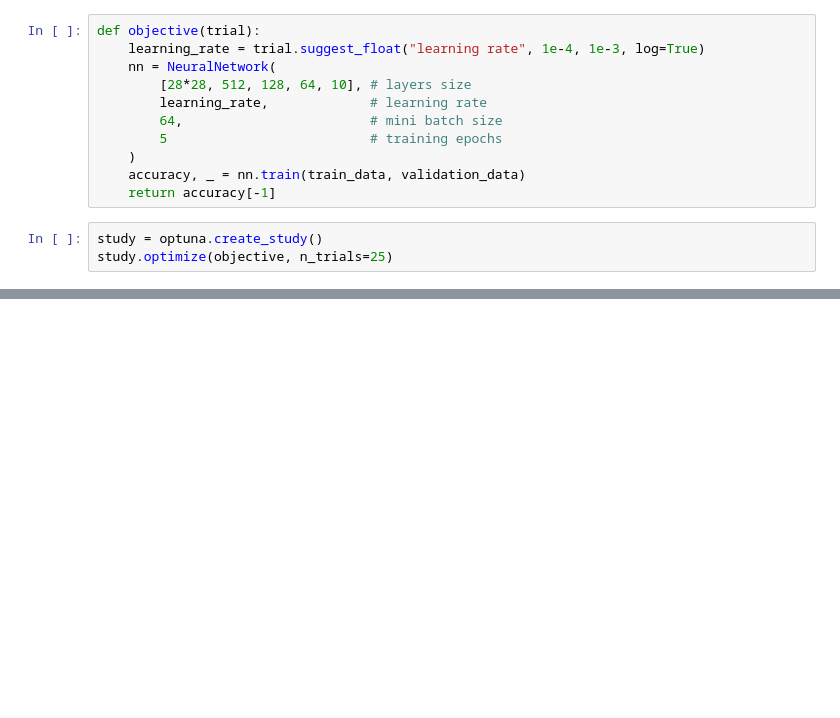
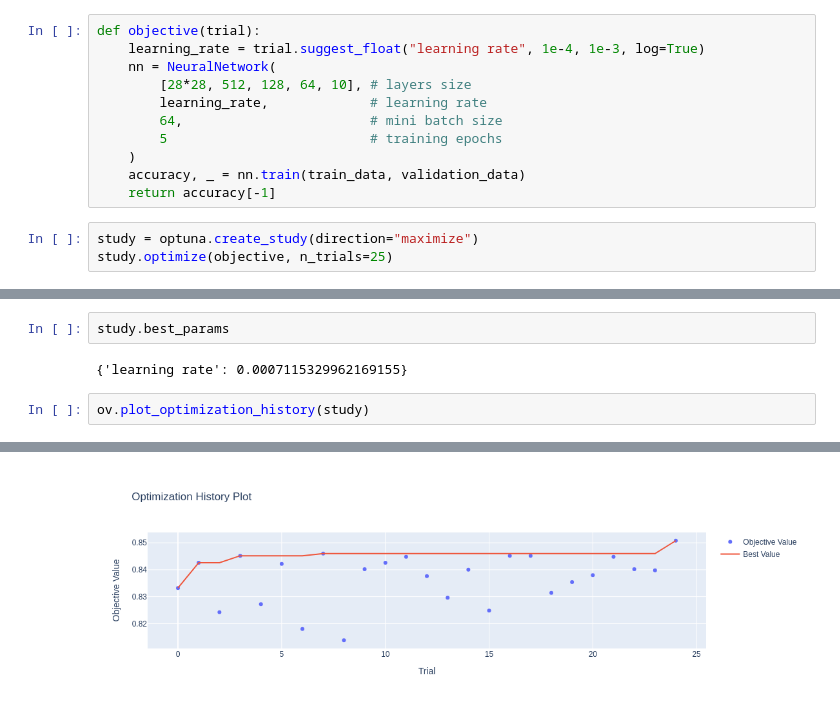
Before and after one commit to gmocornejos/fashion_mnist_nn, a Jupyter notebook: regularization/vanilla - optuna.ipynb, the cells around one changed output, grey strips where cells are left out. Cells and saved outputs as stored; diff of their text form; blank space fills up the shorter version.

```diff
--- a/regularization/vanilla - optuna.ipynb
+++ b/regularization/vanilla - optuna.ipynb
@@ -28,6 +25,6 @@ def objective(trial):
     accuracy, _ = nn.train(train_data, validation_data)
     return accuracy[-1]
 # %%
-study = optuna.create_study()
+study = optuna.create_study(direction="maximize")
 study.optimize(objective, n_trials=25)
 # %% [output]
@@ -142,0 +140,7 @@ loss: 0.316660 [mini-batch 800 / 859]
+# %%
+study.best_params
+# %% [output]
+{'learning rate': 0.0007115329962169155}
+# %%
+ov.plot_optimization_history(study)
+# %% [output]
@@ -142,0 +148 @@ loss: 0.316660 [mini-batch 800 / 859]
+[figure, added]
```
Also changed, not shown: parts of 5 cells of this notebook, 4 other files.
